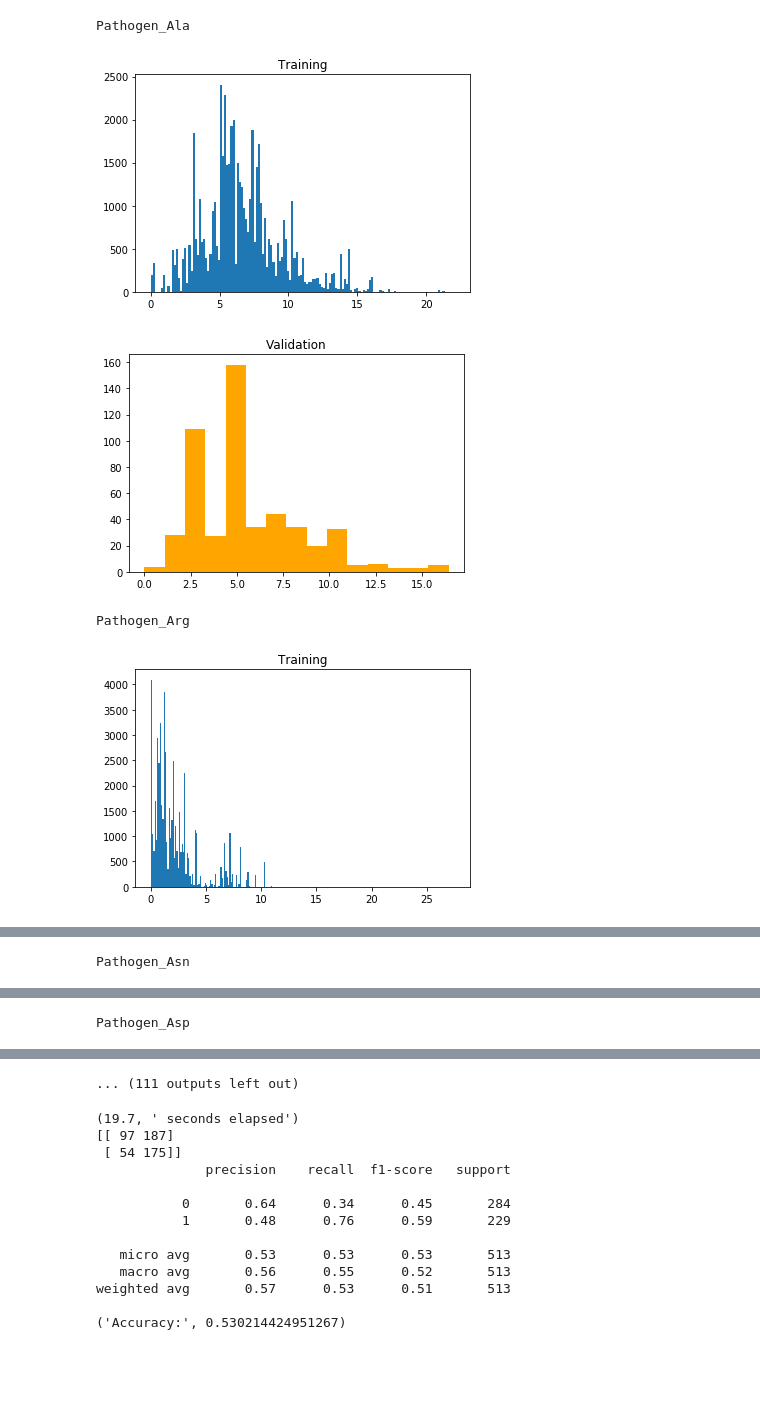
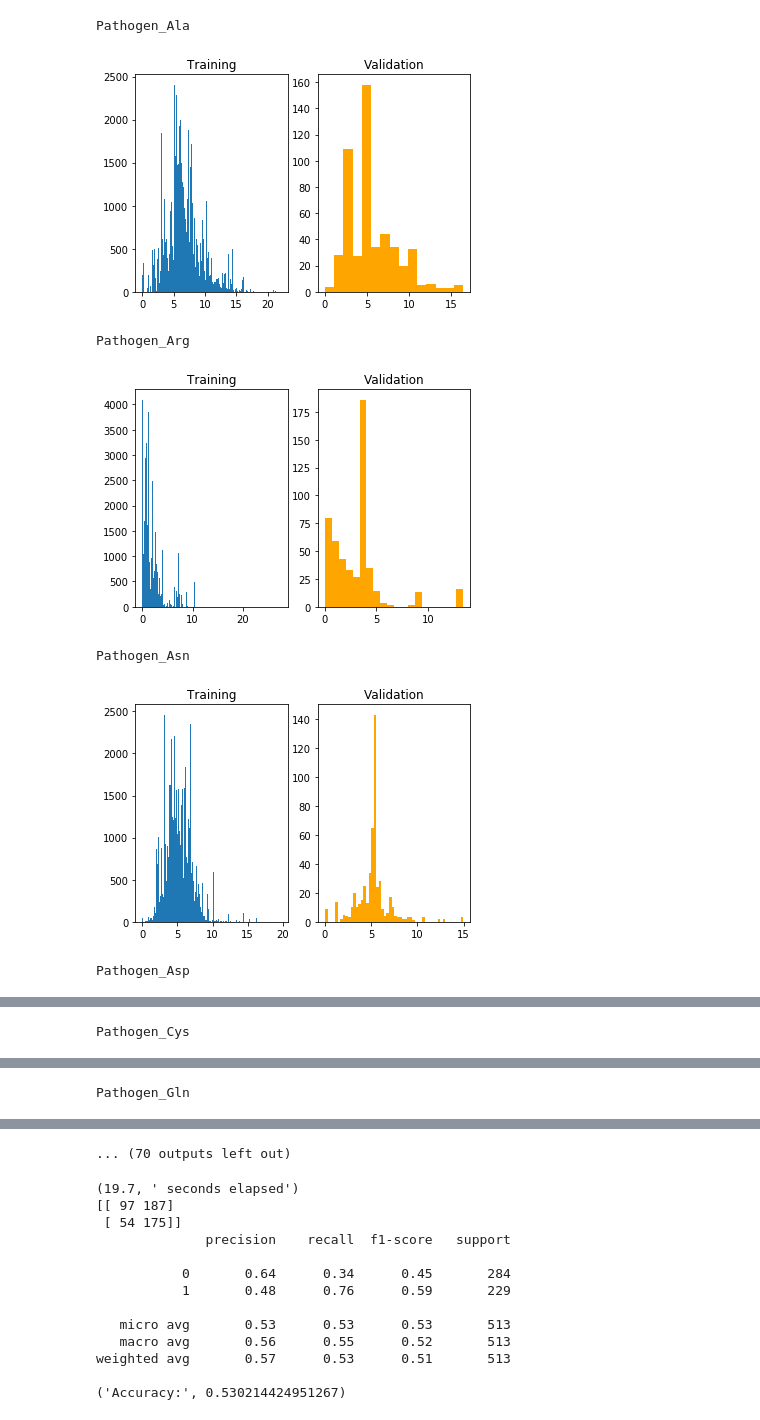
Before and after one commit to brandonsoccer22/GAResearch, a Jupyter notebook: Validationv2.ipynb, the cells around one changed output, grey strips where cells are left out. Saved outputs shown, nothing was run; the diff lists cells and outputs as text; code cells hidden in the pictures; blank space fills up the shorter version.

```diff
--- a/Validationv2.ipynb
+++ b/Validationv2.ipynb
@@ -68,17 +68,25 @@ print(round(end - start,2)," seconds elapsed")
 # %%
+#don't use this.  If you do, see this link https://stackoverflow.com/questions/36786722/how-to-display-full-output-in-jupyter-not-only-last-result
+#seems last and all values got switched someone, even after kernal restart
+#from IPython.core.interactiveshell import InteractiveShell
+#InteractiveShell.ast_node_interactivity = "all"
+
 #Show histogram of each variable
-
 for myFeature in feature_list:
     print(myFeature)
+    pyplot.subplot(1,2,1)
     pyplot.hist(features[myFeature],'auto' )
     pyplot.title("Training")
-    pyplot.show()
+    pyplot.subplot(1,2,2)
     pyplot.title("Validation")
     pyplot.hist(features2[myFeature],'auto',color='orange')
     pyplot.show()
+    print
 # %% [output]
 Pathogen_Ala
-[figure, old version]
+[figure, new version]
+Pathogen_Arg
-[figure, old version]
+[figure, new version]
-Pathogen_Arg
+Pathogen_Asn
-[figure, old version]
+[figure, new version]
+Pathogen_Asp
@@ -86 +94 @@ Pathogen_Arg
-Pathogen_Asn
+Pathogen_Cys
@@ -87,0 +96 @@ Pathogen_Asn
+Pathogen_Gln
@@ -89 +97,0 @@ Pathogen_Asn
-Pathogen_Asp
@@ -92,4 +98,4 @@ Pathogen_Asp
-... (111 outputs left out)
+... (70 outputs left out)
 # %%
 #source https://xgboost.readthedocs.io/en/latest/get_started.html
 start = time.time()
```
Also changed, not shown: parts of 2 cells of this notebook, 1 other file.
